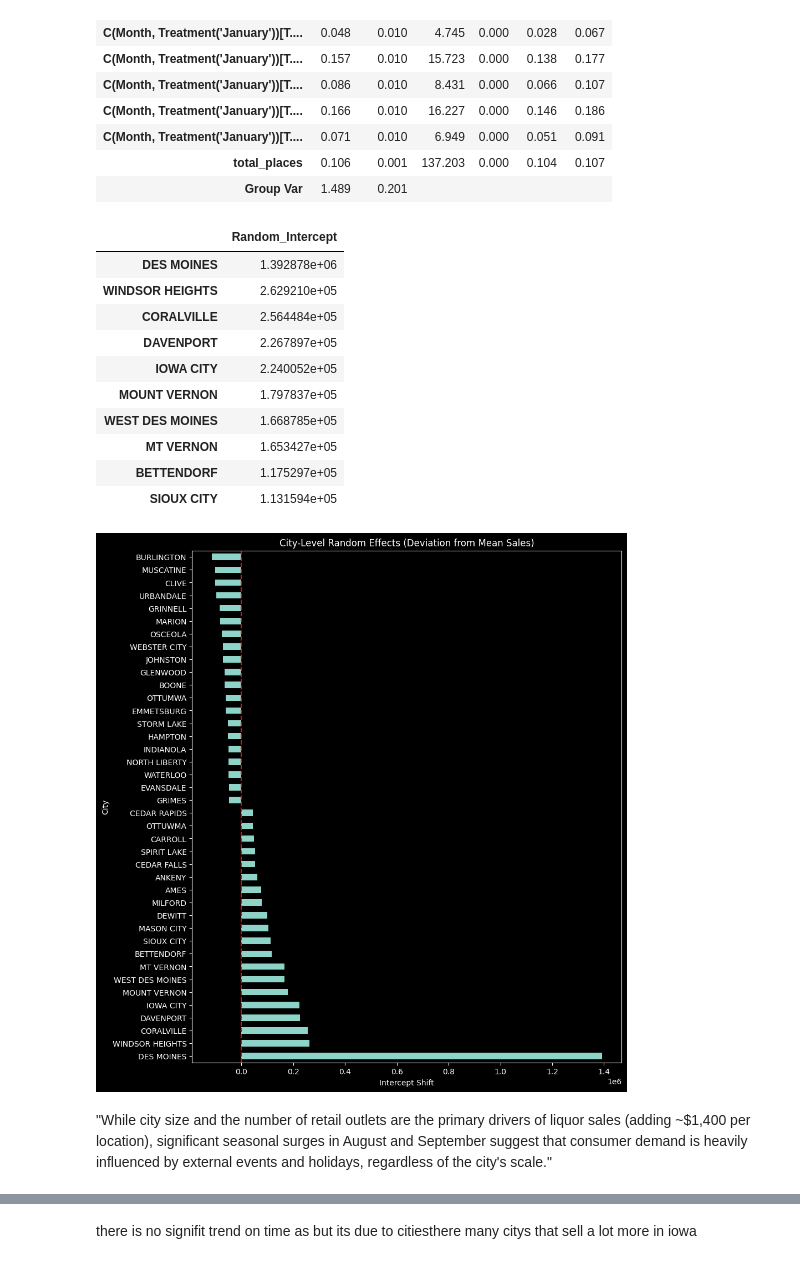
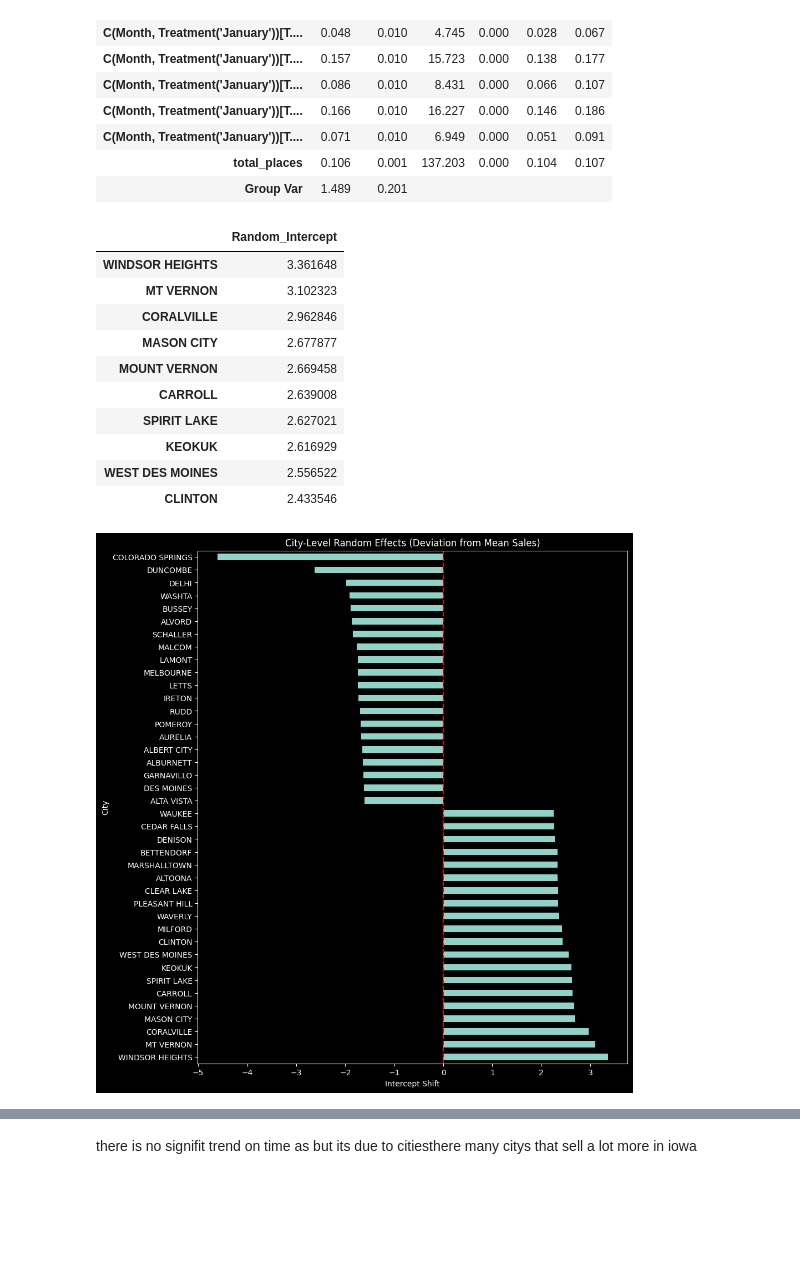
Before and after one commit to shoshanamiriamlevin-glitch/Iowa-liquor-sale-analysis-by-yaakovlevin, a Jupyter notebook: iwoa-liquaor-mixlm-by-yaakov-levin.ipynb, the cells around one changed output, grey strips where cells are left out. Cells and saved outputs as stored; diff of their text form; code cells hidden in the pictures; blank space fills up the shorter version.

```diff
--- a/iwoa-liquaor-mixlm-by-yaakov-levin.ipynb
+++ b/iwoa-liquaor-mixlm-by-yaakov-levin.ipynb
@@ -333,27 +338,27 @@ refined_result.summary()
 | Group Var | 1.489 | 0.201 |  |  |  |  |
 # %%
 # Extract random effects
-random_effects = liquor_results2.random_effects
+random_effects = refined_result.random_effects
 
 # Convert dictionary to a DataFrame for easier analysis
 city_effects = pd.DataFrame.from_dict(random_effects, orient='index')
 city_effects.columns = ['Random_Intercept']
 city_effects = city_effects.sort_values(by='Random_Intercept', ascending=False)
 
 # Display the top 10 "Strongest Driver" cities
 city_effects.head(10)
 # %% [output]
 |  | Random_Intercept |
-| DES MOINES | 1.392878e+06 |
-| WINDSOR HEIGHTS | 2.629210e+05 |
-| CORALVILLE | 2.564484e+05 |
-| DAVENPORT | 2.267897e+05 |
-| IOWA CITY | 2.240052e+05 |
-| MOUNT VERNON | 1.797837e+05 |
-| WEST DES MOINES | 1.668785e+05 |
-| MT VERNON | 1.653427e+05 |
-| BETTENDORF | 1.175297e+05 |
-| SIOUX CITY | 1.131594e+05 |
+| WINDSOR HEIGHTS | 3.361648 |
+| MT VERNON | 3.102323 |
+| CORALVILLE | 2.962846 |
+| MASON CITY | 2.677877 |
+| MOUNT VERNON | 2.669458 |
+| CARROLL | 2.639008 |
+| SPIRIT LAKE | 2.627021 |
+| KEOKUK | 2.616929 |
+| WEST DES MOINES | 2.556522 |
+| CLINTON | 2.433546 |
 # %%
 import matplotlib.pyplot as plt
 
@@ -367,6 +372,4 @@ plt.ylabel('City')
 plt.axvline(0, color='red', linestyle='--')
 plt.show()
 # %% [output]
-[figure, old version]
+[figure, new version]
-# %% [markdown]
-"While city size and the number of retail outlets are the primary drivers of liquor sales (adding ~$1,400 per location), significant seasonal surges in August and September suggest that consumer demand is heavily influenced by external events and holidays, regardless of the city's scale."
```
Also changed, not shown: parts of 15 cells of this notebook.
